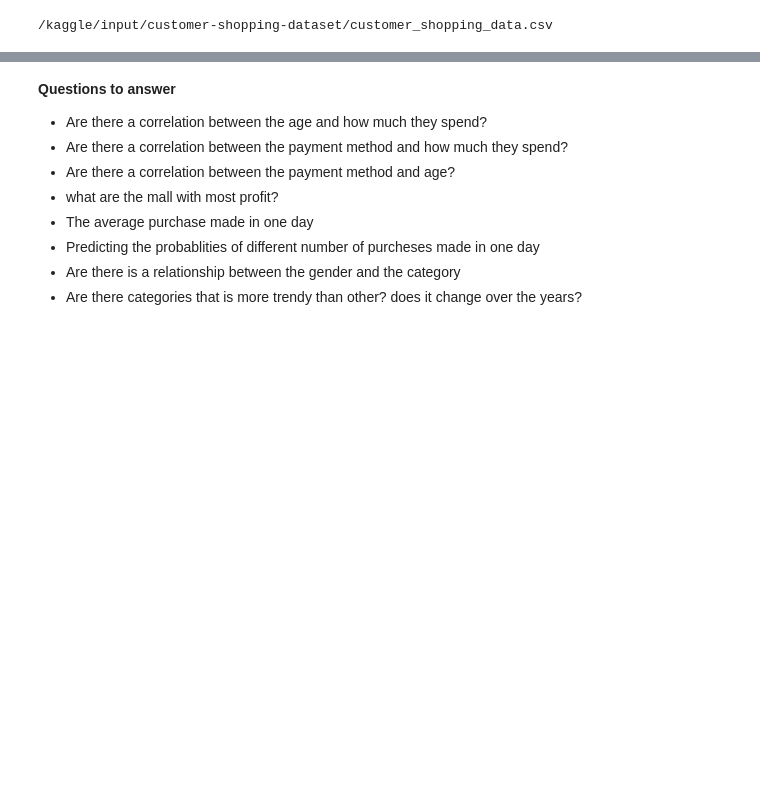
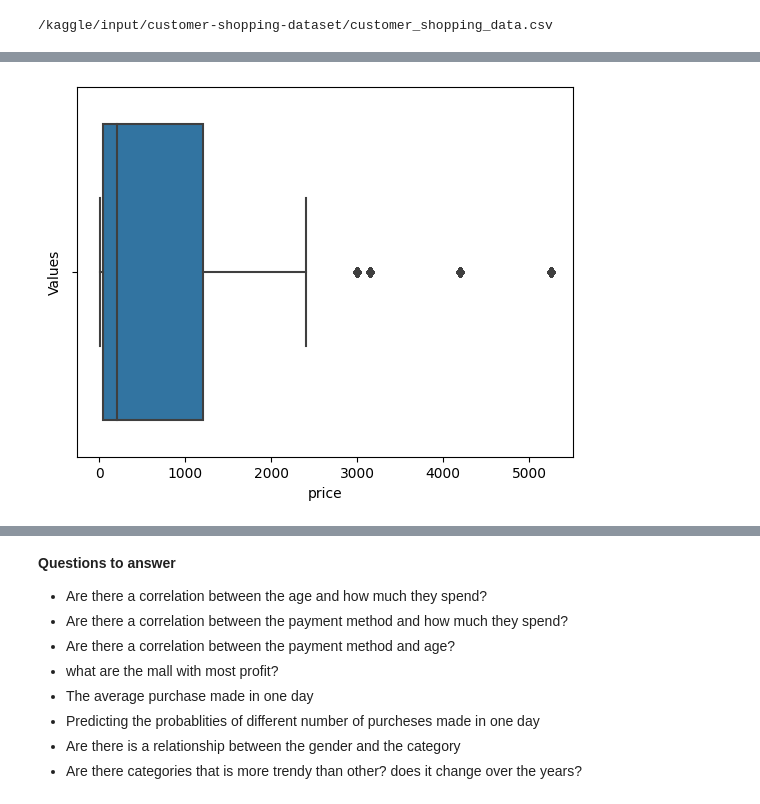
Before and after one commit to OmarEmad313/Data-Analysis-Projects, a Jupyter notebook: retailcustomerspendinganalysis.ipynb, the cells around one changed output, grey strips where cells are left out. Drawn from its saved outputs; the diff is of its cells as text; code cells hidden in the pictures; blank space fills up the shorter version.

```diff
--- a/retailcustomerspendinganalysis.ipynb
+++ b/retailcustomerspendinganalysis.ipynb
@@ -22,0 +45,8 @@ df=pd.read_csv('/kaggle/input/customer-shopping-dataset/customer_shopping_data.c
+# %%
+sns.boxplot(x='price',data=df)
+plt.ylabel("Values")
+
+# Show the plot
+plt.show()
+# %% [output]
+[figure, added]
```
Also changed, not shown: parts of 32 cells of this notebook.
